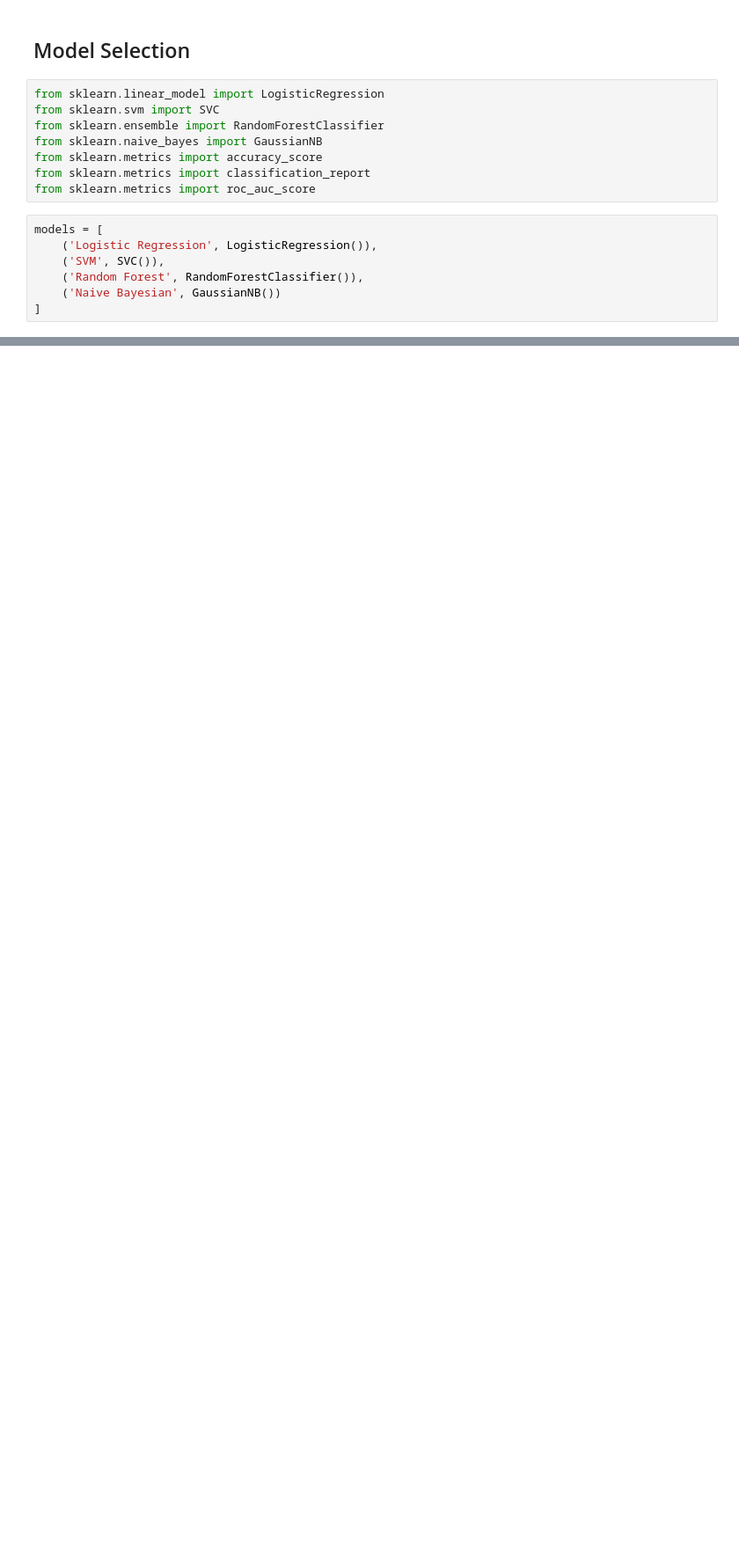
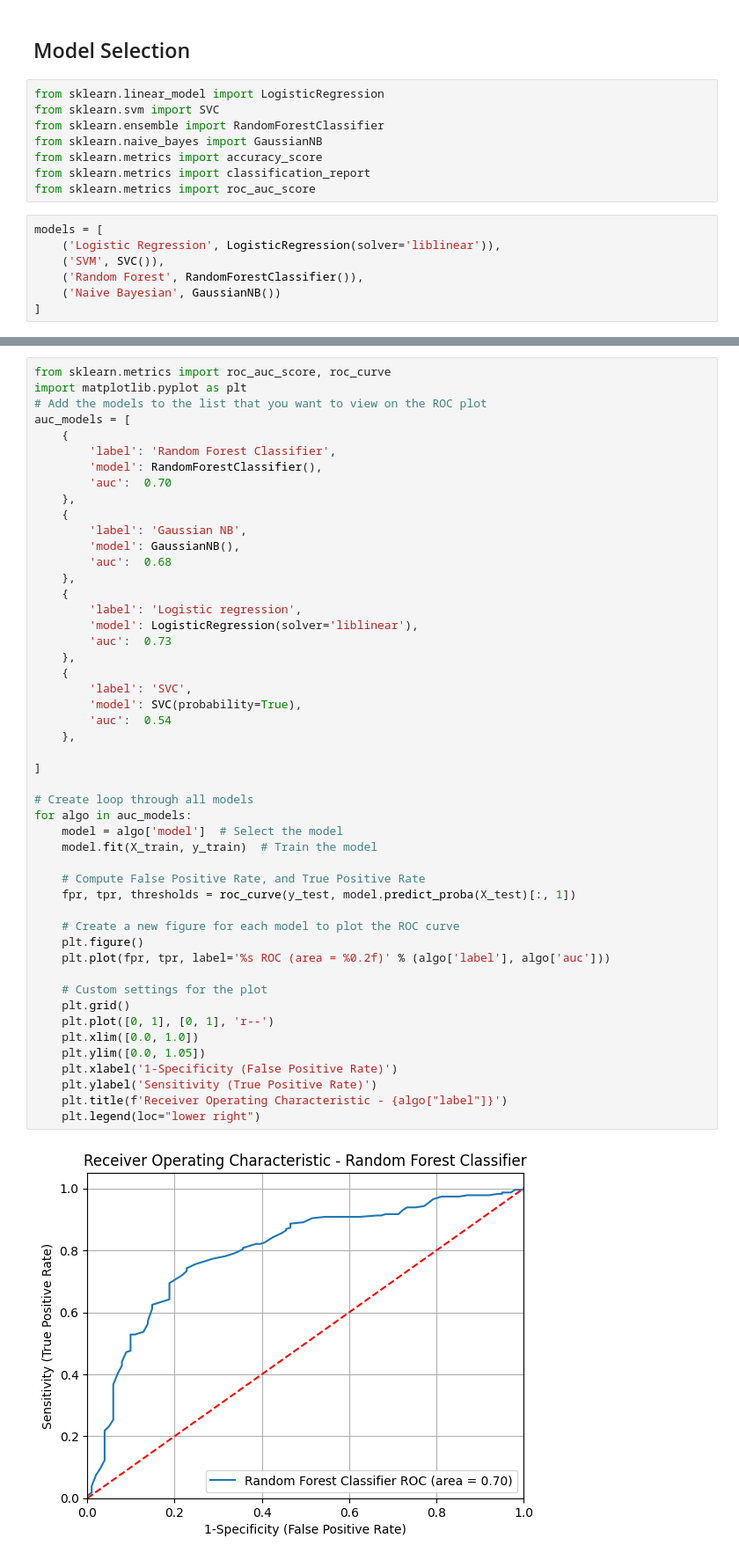
Before and after one commit to SEAFARI/ml-projects, a Jupyter notebook: german_credit_data.ipynb, the cells around one changed output, grey strips where cells are left out. Shown at 88% size. Saved outputs shown, nothing was run; the diff lists cells and outputs as text; blank space fills up the shorter version.

```diff
--- a/german_credit_data.ipynb
+++ b/german_credit_data.ipynb
@@ -242,7 +252,7 @@ from sklearn.metrics import classification_report
 from sklearn.metrics import roc_auc_score
 # %%
 models = [
-    ('Logistic Regression', LogisticRegression()),
+    ('Logistic Regression', LogisticRegression(solver='liblinear')),
     ('SVM', SVC()),
     ('Random Forest', RandomForestClassifier()),
     ('Naive Bayesian', GaussianNB())
@@ -287,0 +291,51 @@ roc-auc score:  0.6896104457607333
+# %%
+from sklearn.metrics import roc_auc_score, roc_curve
+import matplotlib.pyplot as plt
+# Add the models to the list that you want to view on the ROC plot
+auc_models = [
+    {
+        'label': 'Random Forest Classifier',
+        'model': RandomForestClassifier(),
+        'auc':  0.70
+    },
+    {
+        'label': 'Gaussian NB',
+        'model': GaussianNB(),
+        'auc':  0.68
+    },
+    {
+        'label': 'Logistic regression',
+        'model': LogisticRegression(solver='liblinear'),
+        'auc':  0.73
+    },
+    {
+        'label': 'SVC',
+        'model': SVC(probability=True),
+        'auc':  0.54
+    },
+
+]
+
+# Create loop through all models
+for algo in auc_models:
+    model = algo['model']  # Select the model
+    model.fit(X_train, y_train)  # Train the model
+
+    # Compute False Positive Rate, and True Positive Rate
+    fpr, tpr, thresholds = roc_curve(y_test, model.predict_proba(X_test)[:, 1])
+
+    # Create a new figure for each model to plot the ROC curve
+    plt.figure()
+    plt.plot(fpr, tpr, label='%s ROC (area = %0.2f)' % (algo['label'], algo['auc']))
+
+    # Custom settings for the plot
+    plt.grid()
+    plt.plot([0, 1], [0, 1], 'r--')
+    plt.xlim([0.0, 1.0])
+    plt.ylim([0.0, 1.05])
+    plt.xlabel('1-Specificity (False Positive Rate)')
+    plt.ylabel('Sensitivity (True Positive Rate)')
+    plt.title(f'Receiver Operating Characteristic - {algo["label"]}')
+    plt.legend(loc="lower right")
+# %% [output]
+[figure, added]
```
Also changed, not shown: parts of 14 cells of this notebook.
